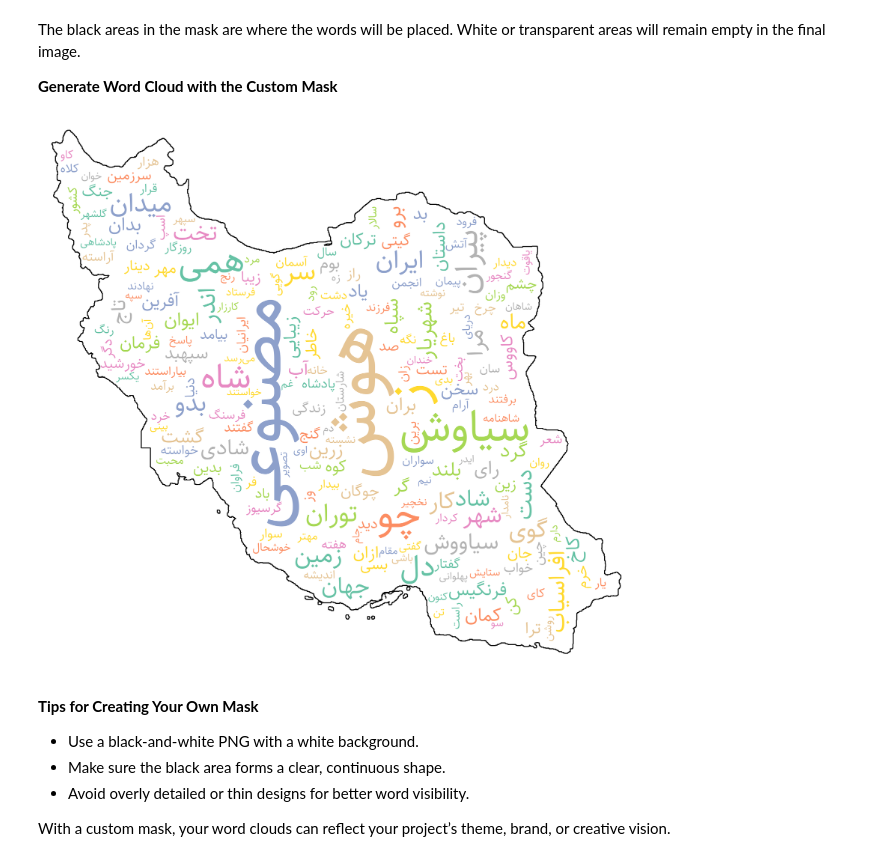
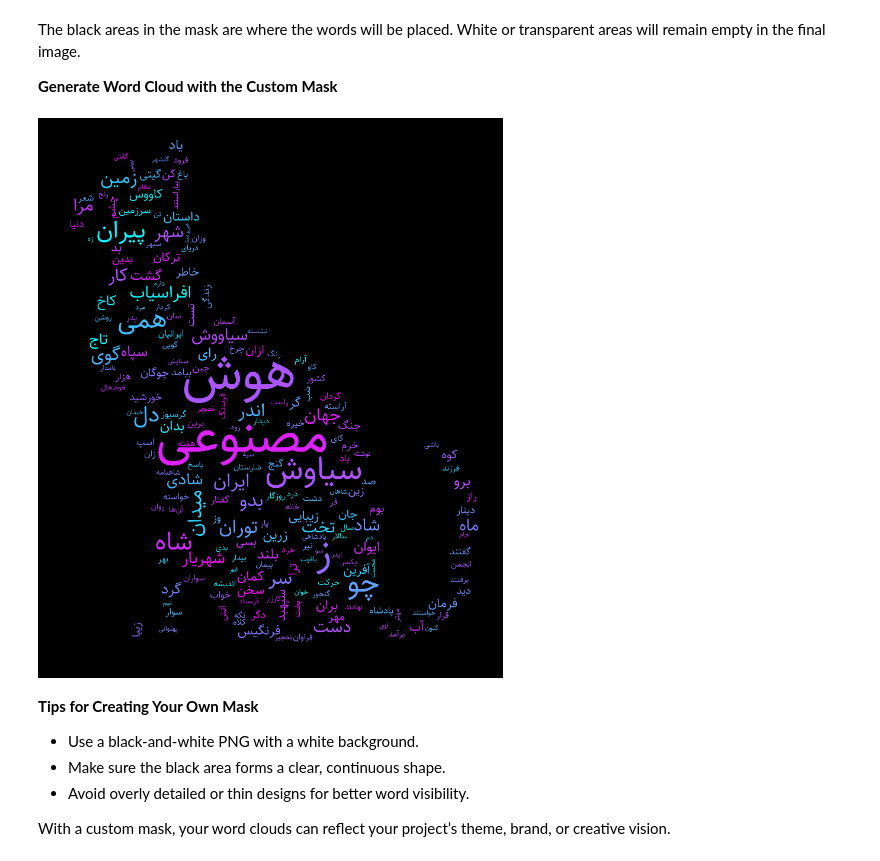
Before and after one commit to amirivojdan/shekar, a Jupyter notebook: examples/word_cloud.ipynb, the cells around one changed output. Drawn from its saved outputs; the diff is of its cells as text; code cells hidden in the pictures.

```diff
--- a/examples/word_cloud.ipynb
+++ b/examples/word_cloud.ipynb
@@ -186,21 +186,21 @@ The black areas in the mask are where the words will be placed. White or transpa
 # %%
 cat_wordcloud = WordCloud(
     mask=str(mask_path),
     font="sahel",
     color_map="cool",
     bg_color="black",
     contour_color="black",
     contour_width=4,
-    min_font_size=8,
-    max_font_size=120,
+    min_font_size=20,
+    max_font_size=180,
     horizontal_ratio=0.90
 )
 
 # if shows disconnect words, try again with bidi_reshape=True
-image = wordCloud.generate(word_freqs, bidi_reshape=False)
+image = cat_wordcloud.generate(word_freqs, bidi_reshape=False)
 image
 # %% [output]
-[figure, old version]
+[figure, new version]
 # %% [markdown]
 **Tips for Creating Your Own Mask**
 
```
Also changed, not shown: parts of 1 cell of this notebook.
